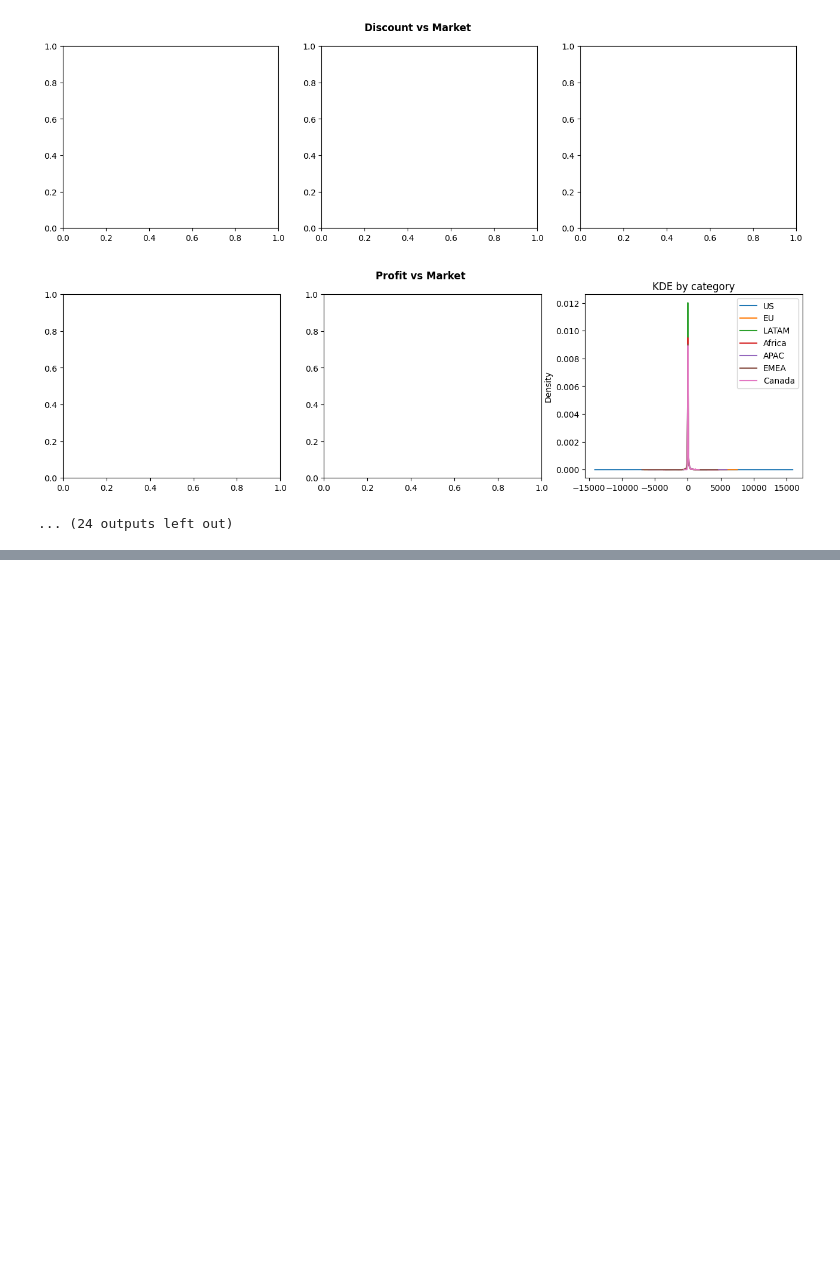
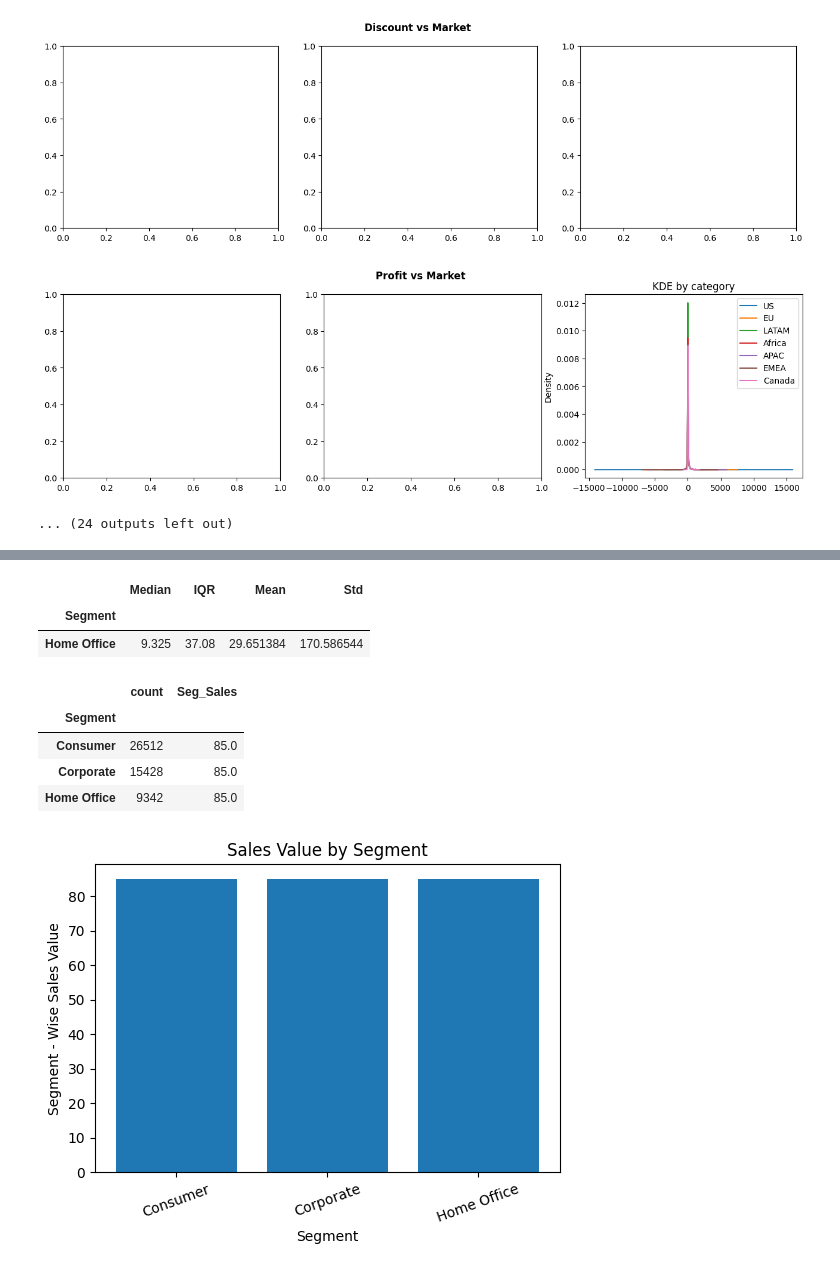
Before and after one commit to nayan-letscreate/HV-Projects, a Jupyter notebook: Graded Assignment on Exploratory Data Analysis.ipynb, the cells around one changed output, grey strips where cells are left out. Cells and saved outputs as stored; diff of their text form; code cells hidden in the pictures; blank space fills up the shorter version.

```diff
--- a/Graded Assignment on Exploratory Data Analysis.ipynb
+++ b/Graded Assignment on Exploratory Data Analysis.ipynb
@@ -598,0 +667,30 @@ for cat in categorical_cols:
+# %%
+df1[df1['Segment'] == widest_iqr].groupby('Segment')['Profit'].agg(
+    Median='median',
+    IQR=lambda x: x.quantile(0.75) - x.quantile(0.25),
+    Mean='mean',
+    Std='std'
+).sort_values('IQR', ascending=False)
+# %% [output]
+|  | Median | IQR | Mean | Std |
+| Segment |  |  |  |  |
+| Home Office | 9.325 | 37.08 | 29.651384 | 170.586544 |
+# %%
+seg_sales_summary = df1.groupby('Segment')['Sales'].agg(['count', 'median']).sort_values('median', ascending = False)
+seg_summary = seg_sales_summary.rename(columns = {'median': 'Seg_Sales'})
+display(seg_summary)
+
+plt.figure(figsize = (6, 4))
+plt.bar(seg_summary.index.astype(str), seg_summary['Seg_Sales'].values)
+plt.title("Sales Value by Segment")
+plt.xlabel("Segment")
+plt.ylabel("Segment - Wise Sales Value")
+plt.xticks(rotation = 20)
+plt.show()
+# %% [output]
+|  | count | Seg_Sales |
+| Segment |  |  |
+| Consumer | 26512 | 85.0 |
+| Corporate | 15428 | 85.0 |
+| Home Office | 9342 | 85.0 |
+[figure, added]
```
Also changed, not shown: parts of 4 cells of this notebook.
